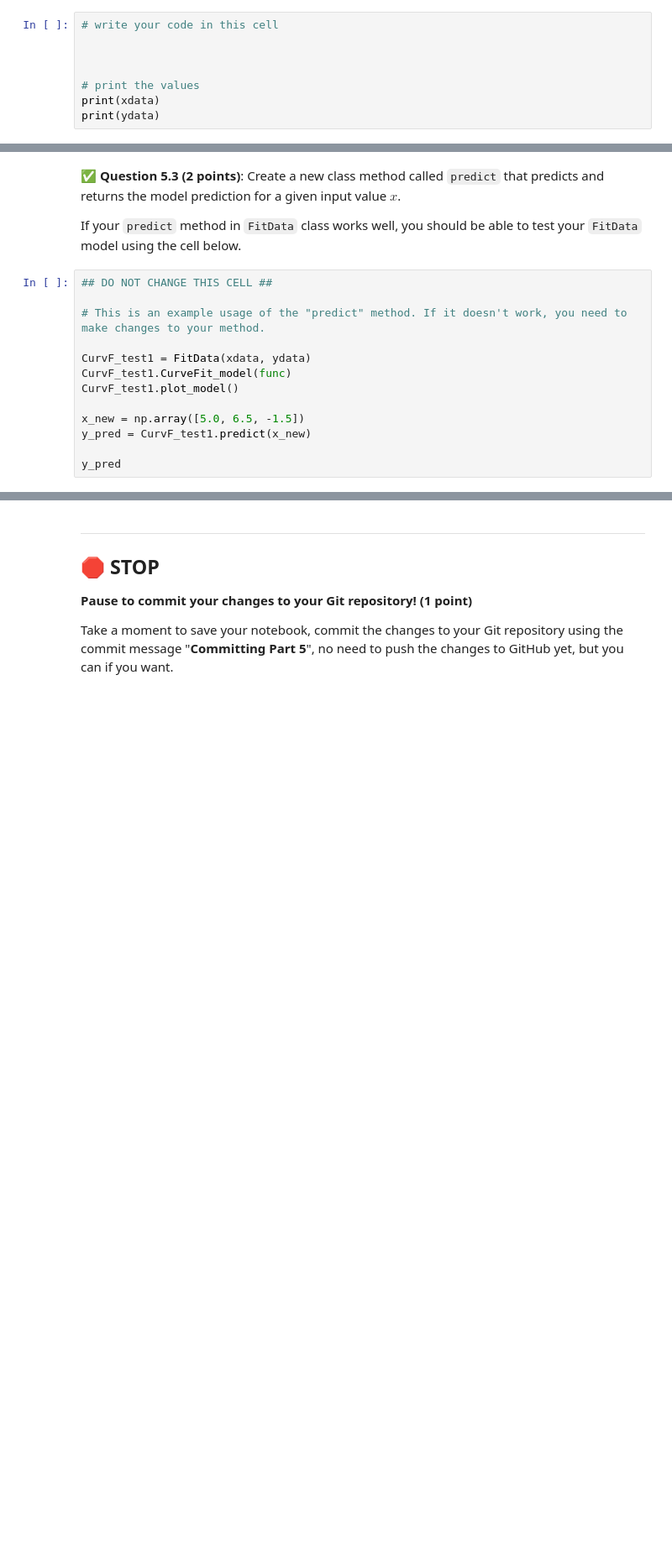
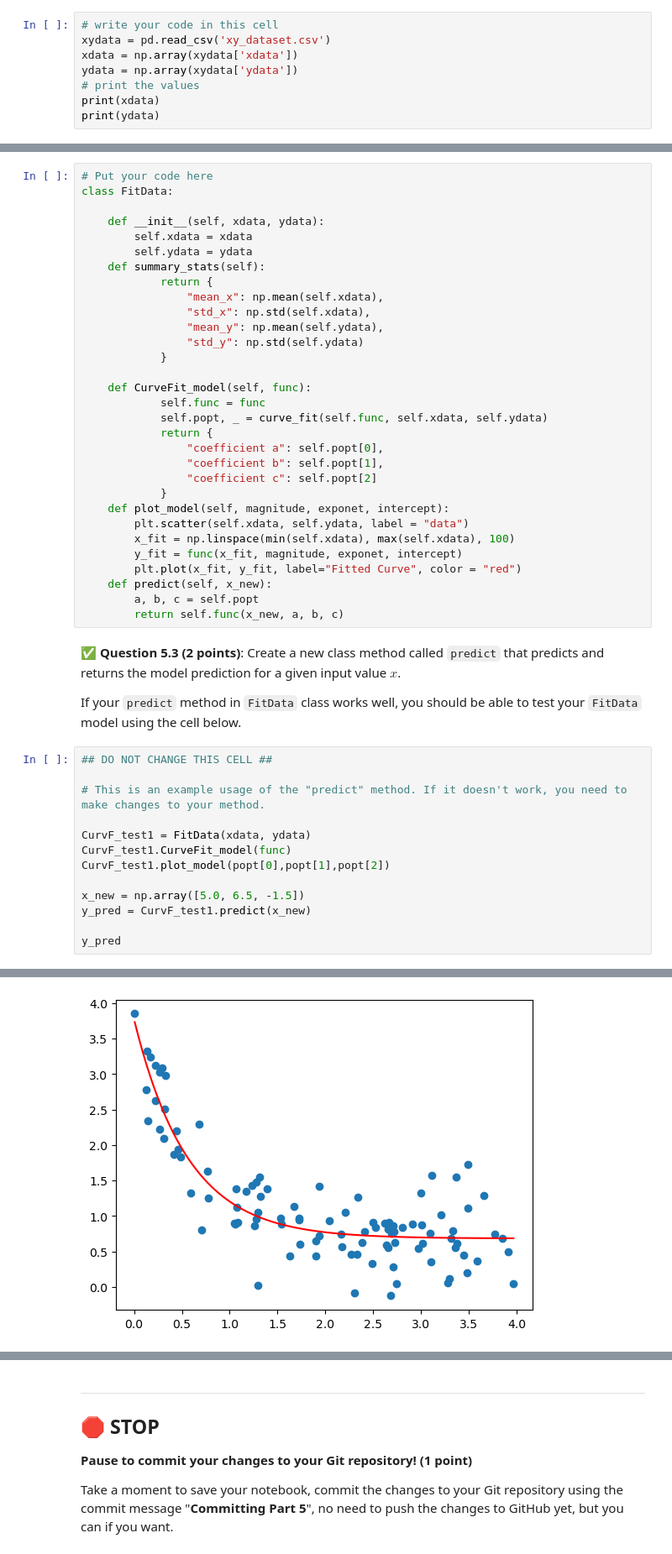
Before and after one commit to mcleesja/CMSE202-f25-turnin1, a Jupyter notebook: hw-01/HW-01_GitPracticeDebuggingPythonPackagesAndClasses-SS25-McLees.ipynb, the cells around one changed output, grey strips where cells are left out. Shown: that part at 84% size. Saved outputs shown, nothing was run; the diff lists cells and outputs as text; blank space fills up the shorter version.

```diff
--- a/hw-01/HW-01_GitPracticeDebuggingPythonPackagesAndClasses-SS25-McLees.ipynb
+++ b/hw-01/HW-01_GitPracticeDebuggingPythonPackagesAndClasses-SS25-McLees.ipynb
@@ -475,9 +485,9 @@ from scipy.optimize import curve_fit
 Use Pandas to read the data. You should have two numpy array: one for xdata and the other for ydata. Plot this dataset in scatter plot. **(1 point)**
 # %%
 # write your code in this cell
-
-
-
+xydata = pd.read_csv('xy_dataset.csv')
+xdata = np.array(xydata['xdata'])
+ydata = np.array(xydata['ydata'])
 # print the values
 print(xdata)
 print(ydata)
@@ -588,3 +656,34 @@ print(model)
+# %%
+# Put your code here
+class FitData:
+
+    def __init__(self, xdata, ydata):
+        self.xdata = xdata
+        self.ydata = ydata
+    def summary_stats(self):
+            return {
+                "mean_x": np.mean(self.xdata),
+                "std_x": np.std(self.xdata),
+                "mean_y": np.mean(self.ydata),
+                "std_y": np.std(self.ydata)
+            }
+
+    def CurveFit_model(self, func):
+            self.func = func
+            self.popt, _ = curve_fit(self.func, self.xdata, self.ydata)
+            return {
+                "coefficient a": self.popt[0],
+                "coefficient b": self.popt[1],
+                "coefficient c": self.popt[2]
+            }
+    def plot_model(self, magnitude, exponet, intercept):
+        plt.scatter(self.xdata, self.ydata, label = "data")
+        x_fit = np.linspace(min(self.xdata), max(self.xdata), 100)
+        y_fit = func(x_fit, magnitude, exponet, intercept)
+        plt.plot(x_fit, y_fit, label="Fitted Curve", color = "red")
+    def predict(self, x_new):
+        a, b, c = self.popt
+        return self.func(x_new, a, b, c)
 # %% [markdown]
 &#9989; **Question 5.3 (2 points)**: Create a new class method called `predict` that predicts and returns the model prediction for a given input value $x$.
 
@@ -596,9 +695,10 @@ If your `predict` method in `FitData` class works well, you should be able to te
 
 CurvF_test1 = FitData(xdata, ydata)
 CurvF_test1.CurveFit_model(func)
-CurvF_test1.plot_model()
+CurvF_test1.plot_model(popt[0],popt[1],popt[2])
 
 x_new = np.array([5.0, 6.5, -1.5])
 y_pred = CurvF_test1.predict(x_new)
 
 y_pred
+# %% [output]
@@ -604,0 +706 @@ y_pred
+[figure, added]
```
Also changed, not shown: parts of 22 cells of this notebook.
